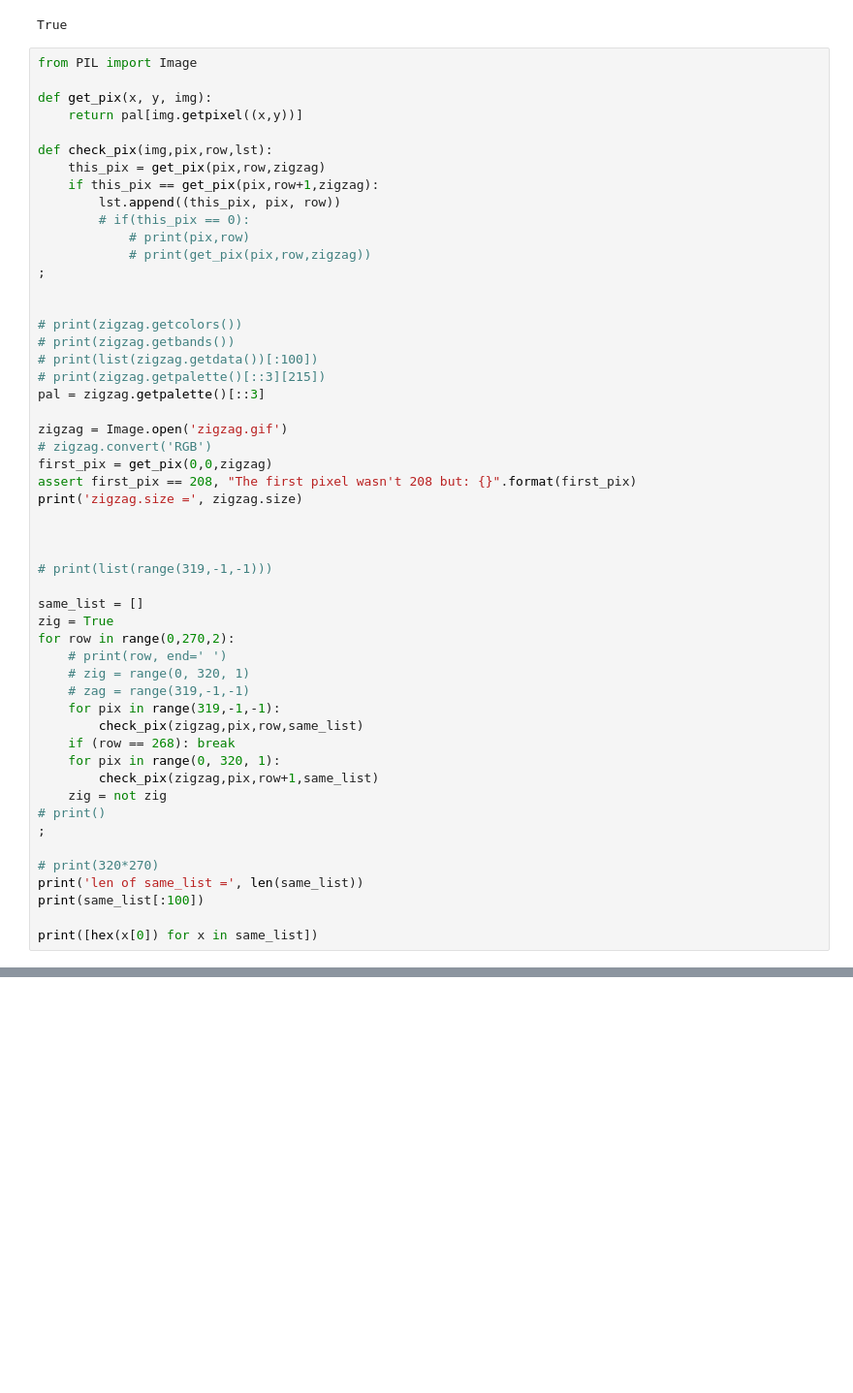
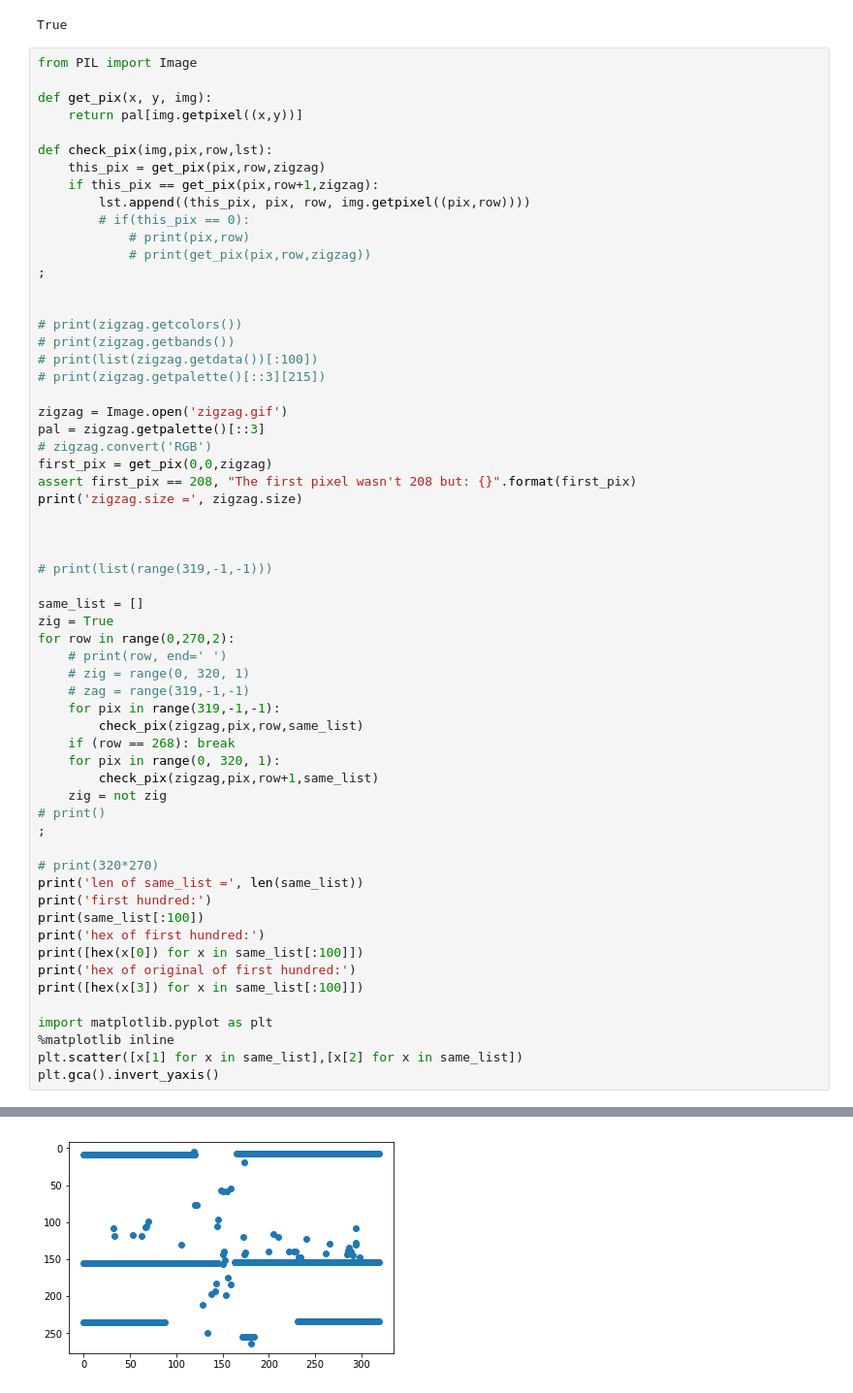
Before and after one commit to KReinders/PythonChallenge, a Jupyter notebook: Zen of Python.ipynb, the cells around one changed output, grey strips where cells are left out. Shown: that part at 97% size. Saved outputs shown, nothing was run; the diff lists cells and outputs as text; blank space fills up the shorter version.

```diff
--- a/Zen of Python.ipynb
+++ b/Zen of Python.ipynb
@@ -845,7 +845,7 @@ def get_pix(x, y, img):
 def check_pix(img,pix,row,lst):
     this_pix = get_pix(pix,row,zigzag)
     if this_pix == get_pix(pix,row+1,zigzag):
-        lst.append((this_pix, pix, row))
+        lst.append((this_pix, pix, row, img.getpixel((pix,row))))
         # if(this_pix == 0):
             # print(pix,row)
             # print(get_pix(pix,row,zigzag))
@@ -856,9 +856,9 @@ def check_pix(img,pix,row,lst):
 # print(zigzag.getbands())
 # print(list(zigzag.getdata())[:100])
 # print(zigzag.getpalette()[::3][215])
-pal = zigzag.getpalette()[::3]
 
 zigzag = Image.open('zigzag.gif')
+pal = zigzag.getpalette()[::3]
 # zigzag.convert('RGB')
 first_pix = get_pix(0,0,zigzag)
 assert first_pix == 208, "The first pixel wasn't 208 but: {}".format(first_pix)
@@ -885,9 +885,17 @@ for row in range(0,270,2):
 
 # print(320*270)
 print('len of same_list =', len(same_list))
+print('first hundred:')
 print(same_list[:100])
+print('hex of first hundred:')
+print([hex(x[0]) for x in same_list[:100]])
+print('hex of original of first hundred:')
+print([hex(x[3]) for x in same_list[:100]])
 
-print([hex(x[0]) for x in same_list])
+import matplotlib.pyplot as plt
+%matplotlib inline
+plt.scatter([x[1] for x in same_list],[x[2] for x in same_list])
+plt.gca().invert_yaxis()
 # %% [output]
 zigzag.size = (320, 270)
 len of same_list = 823
@@ -895,0 +908 @@ len of same_list = 823
+[figure, added]
```
Also changed, not shown: parts of 1 cell of this notebook.
